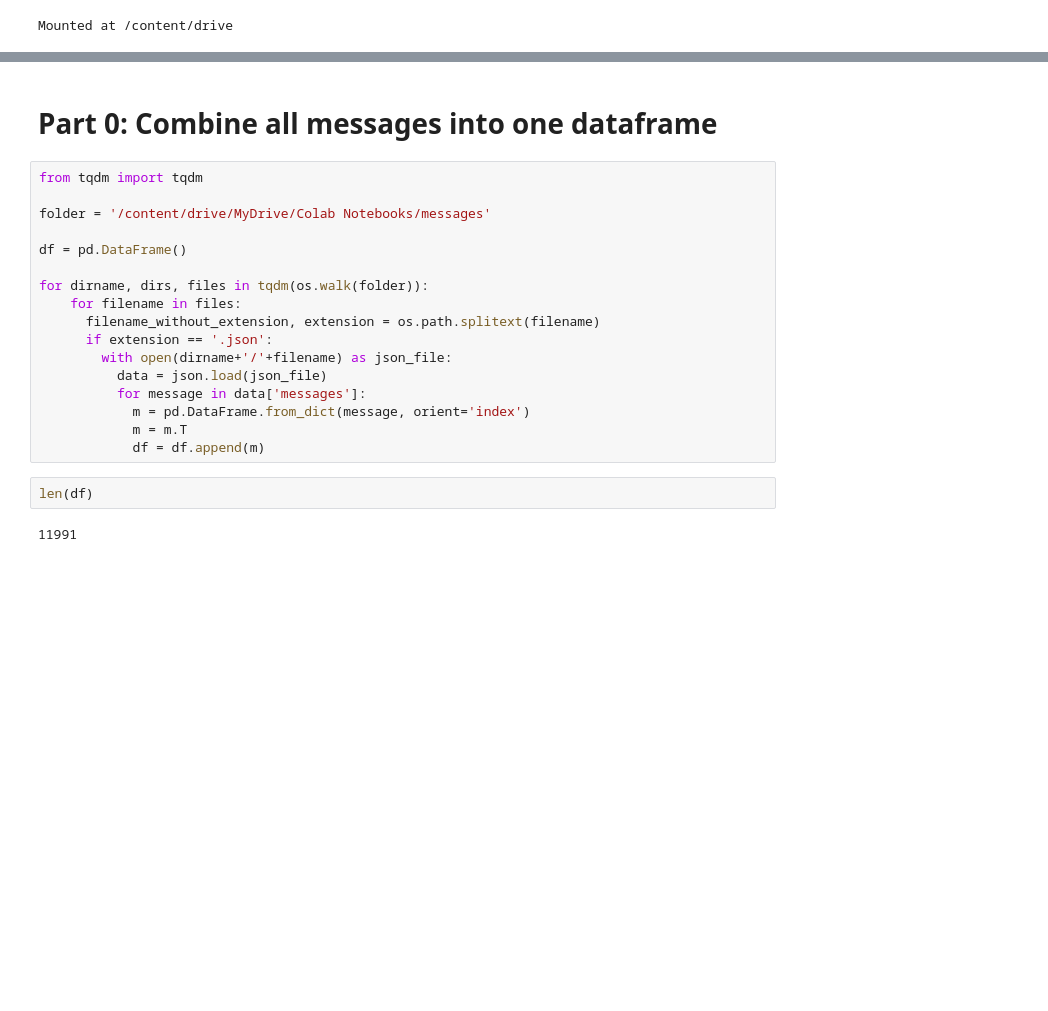
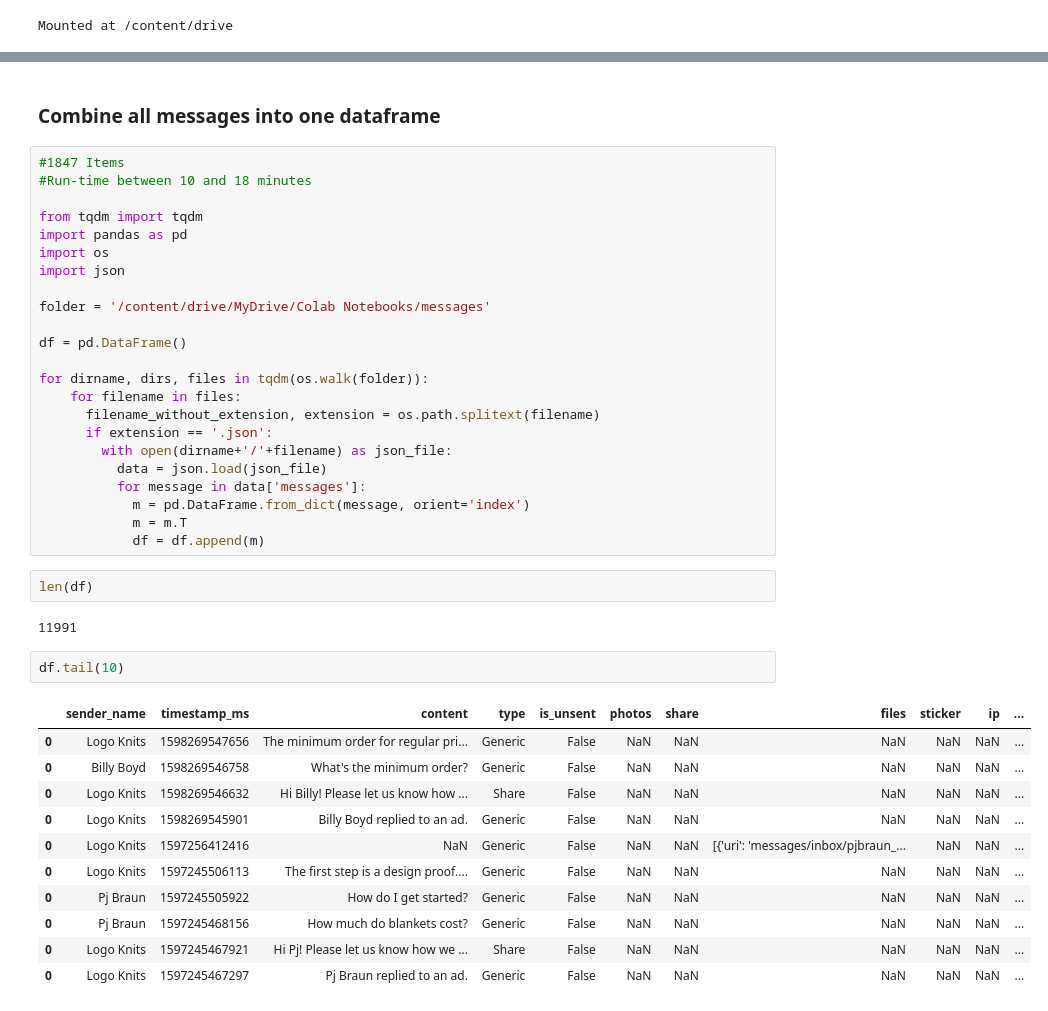
Before and after one commit to d141/knitsy_the_chatbot, a Jupyter notebook: Knitsy_Bot.ipynb, the cells around one changed output, grey strips where cells are left out. Drawn from its saved outputs; the diff is of its cells as text; blank space fills up the shorter version.

```diff
--- a/Knitsy_Bot.ipynb
+++ b/Knitsy_Bot.ipynb
@@ -127,7 +106,13 @@ print(df.sample())
 # %% [markdown]
-# Part 0: Combine all messages into one dataframe
+### Combine all messages into one dataframe
 # %%
+#1847 Items
+#Run-time between 10 and 18 minutes
+
 from tqdm import tqdm
+import pandas as pd
+import os
+import json
 
 folder = '/content/drive/MyDrive/Colab Notebooks/messages'
 
@@ -147,3 +132,17 @@ for dirname, dirs, files in tqdm(os.walk(folder)):
 len(df)
 # %% [output]
 11991
+# %%
+df.tail(10)
+# %% [output]
+|  | sender_name | timestamp_ms | content | type | is_unsent | photos | share | files | sticker | ip | ... |
+| 0 | Logo Knits | 1598269547656 | The minimum order for regular pri... | Generic | False | NaN | NaN | NaN | NaN | NaN | ... |
+| 0 | Billy Boyd | 1598269546758 | What's the minimum order? | Generic | False | NaN | NaN | NaN | NaN | NaN | ... |
+| 0 | Logo Knits | 1598269546632 | Hi Billy! Please let us know how ... | Share | False | NaN | NaN | NaN | NaN | NaN | ... |
+| 0 | Logo Knits | 1598269545901 | Billy Boyd replied to an ad. | Generic | False | NaN | NaN | NaN | NaN | NaN | ... |
+| 0 | Logo Knits | 1597256412416 | NaN | Generic | False | NaN | NaN | [{'uri': 'messages/inbox/pjbraun_... | NaN | NaN | ... |
+| 0 | Logo Knits | 1597245506113 | The first step is a design proof.... | Generic | False | NaN | NaN | NaN | NaN | NaN | ... |
+| 0 | Pj Braun | 1597245505922 | How do I get started? | Generic | False | NaN | NaN | NaN | NaN | NaN | ... |
+| 0 | Pj Braun | 1597245468156 | How much do blankets cost? | Generic | False | NaN | NaN | NaN | NaN | NaN | ... |
+| 0 | Logo Knits | 1597245467921 | Hi Pj! Please let us know how we ... | Share | False | NaN | NaN | NaN | NaN | NaN | ... |
+| 0 | Logo Knits | 1597245467297 | Pj Braun replied to an ad. | Generic | False | NaN | NaN | NaN | NaN | NaN | ... |
```
Also changed, not shown: parts of 69 cells of this notebook, 1 other file.
